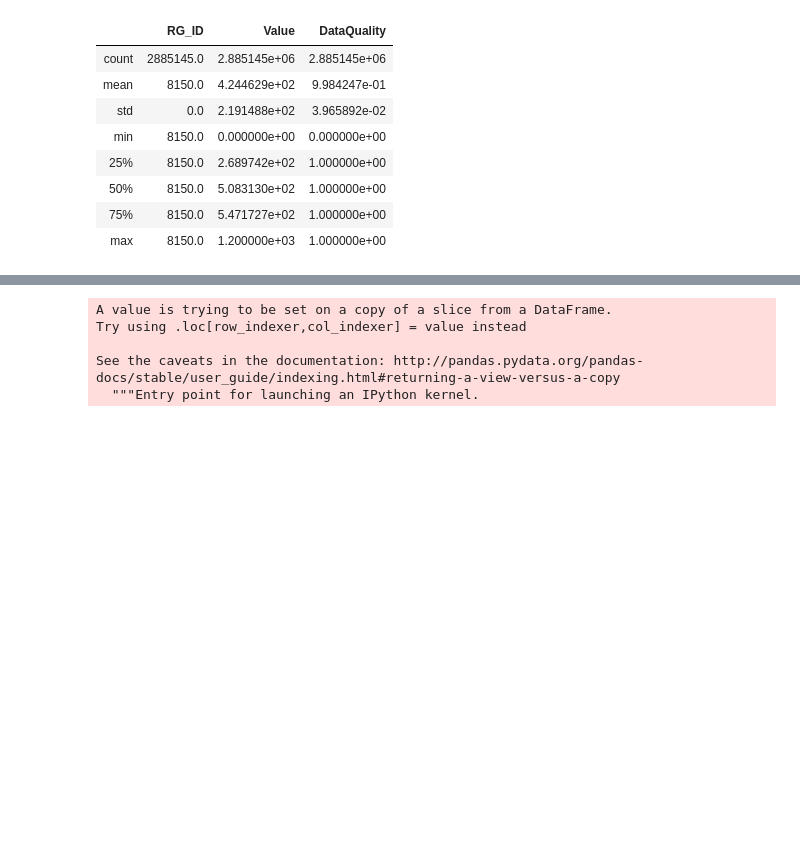
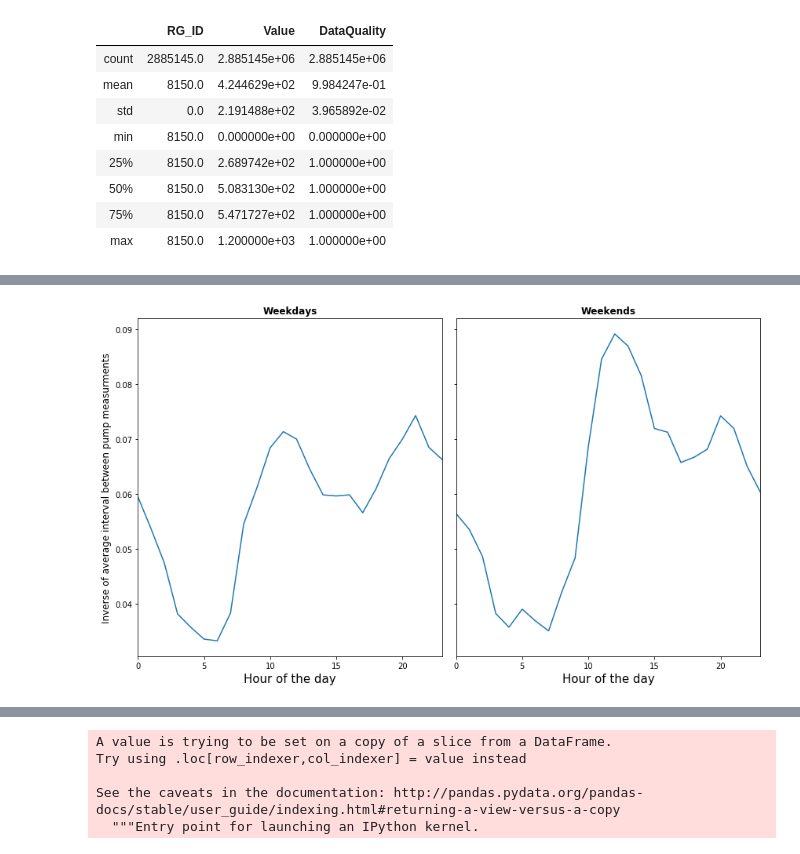
Before and after one commit to JalkapalloX/JBG060-Data-Challenge-3, a Jupyter notebook: Utility/DailyRythm&Analysis.ipynb, the cells around one changed output, grey strips where cells are left out. Cells and saved outputs as stored; diff of their text form; code cells hidden in the pictures; blank space fills up the shorter version.

```diff
--- a/Utility/DailyRythm&Analysis.ipynb
+++ b/Utility/DailyRythm&Analysis.ipynb
@@ -114 +78,17 @@ level_data['7-1-2019'].groupby(level_data['7-1-2019'].index.hour).mean()['Value'
+# %%
+fig, ax = plt.subplots(nrows = 1, ncols = 2, sharex=True, sharey= True)
+
+(1/weekday_flow['TimeBetweenMeasurements'].groupby(weekday_flow.index.hour).mean()).plot(figsize = (12,7), ax = ax[0])
+ax[0].set_ylabel("Inverse of average interval between pump measurments", size = 12)
+ax[0].set_xlabel("Hour of the day", size = 15)
+ax[0].set_title("Weekdays", weight = 'bold')
+
+(1/weekend_flow['TimeBetweenMeasurements'].groupby(weekend_flow.index.hour).mean()).plot(figsize = (12,7), ax = ax[1])
+ax[1].set_ylabel("Inverse of average interval between pump measurments", size = 12)
+ax[1].set_xlabel("Hour of the day", size = 15)
+ax[1].set_title("Weekends", weight = 'bold')
+
+plt.tight_layout()
+# %% [output]
+[figure, added]
 # %% [markdown]
```
Also changed, not shown: parts of 24 cells of this notebook.
